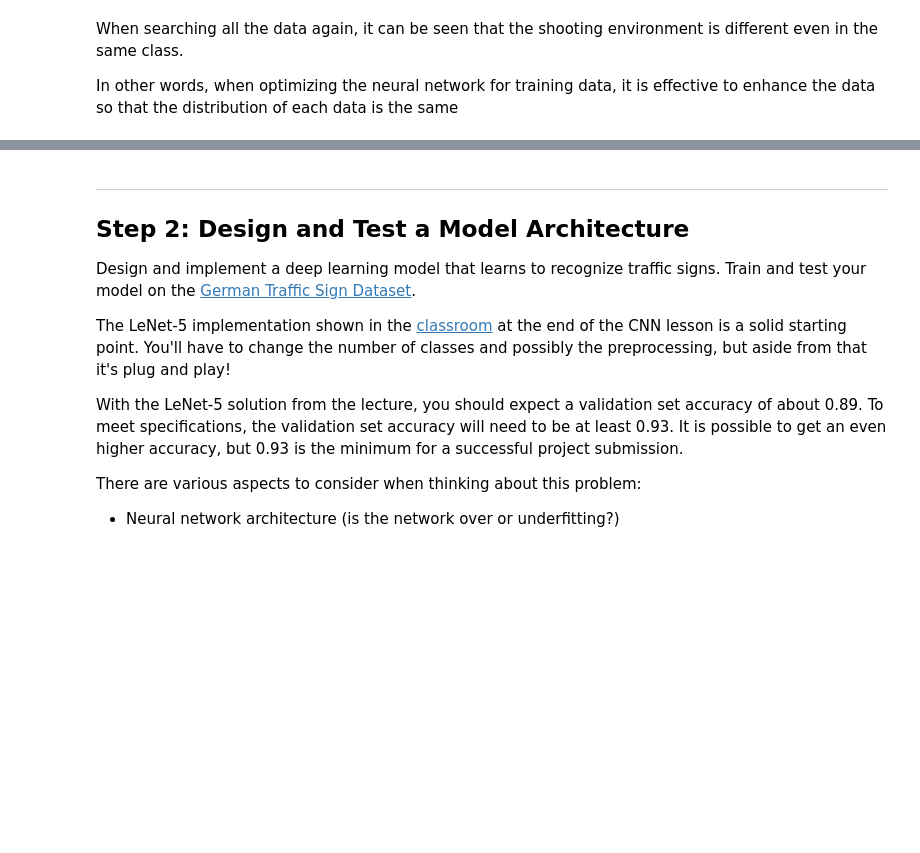
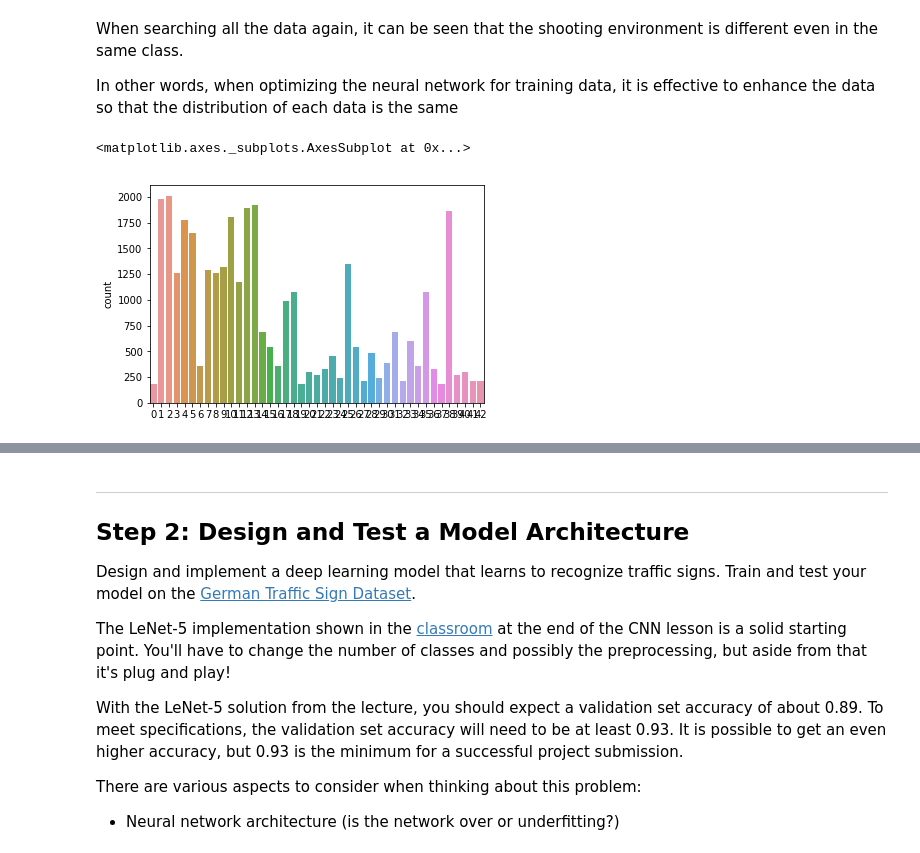
Before and after one commit to KeisukeShimokawa/CarND-Traffic-Sign-Classifier-Project, a Jupyter notebook: Traffic_Sign_Classifier.ipynb, the cells around one changed output, grey strips where cells are left out. Cells and saved outputs as stored; diff of their text form; code cells hidden in the pictures; blank space fills up the shorter version.

```diff
--- a/Traffic_Sign_Classifier.ipynb
+++ b/Traffic_Sign_Classifier.ipynb
@@ -299,3 +302,9 @@ If you're reading this message in another frontend (for example, a static render
 When searching all the data again, it can be seen that the shooting environment is different even in the same class.
 
 In other words, when optimizing the neural network for training data, it is effective to enhance the data so that the distribution of each data is the same
+# %%
+import seaborn as sns
+sns.countplot(y_train)
+# %% [output]
+<matplotlib.axes._subplots.AxesSubplot at 0x...>
+[figure, added]
```
Also changed, not shown: parts of 54 cells of this notebook.
